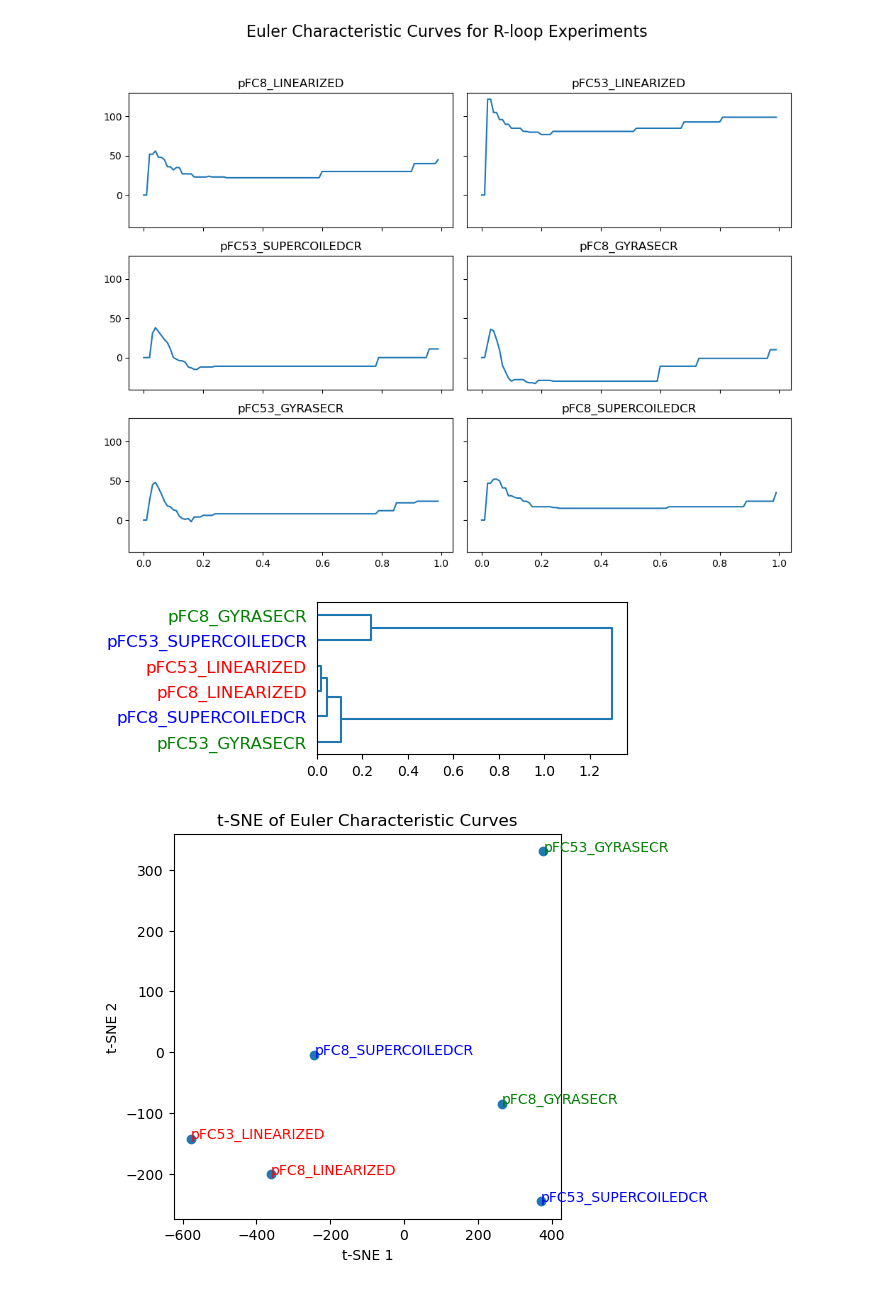
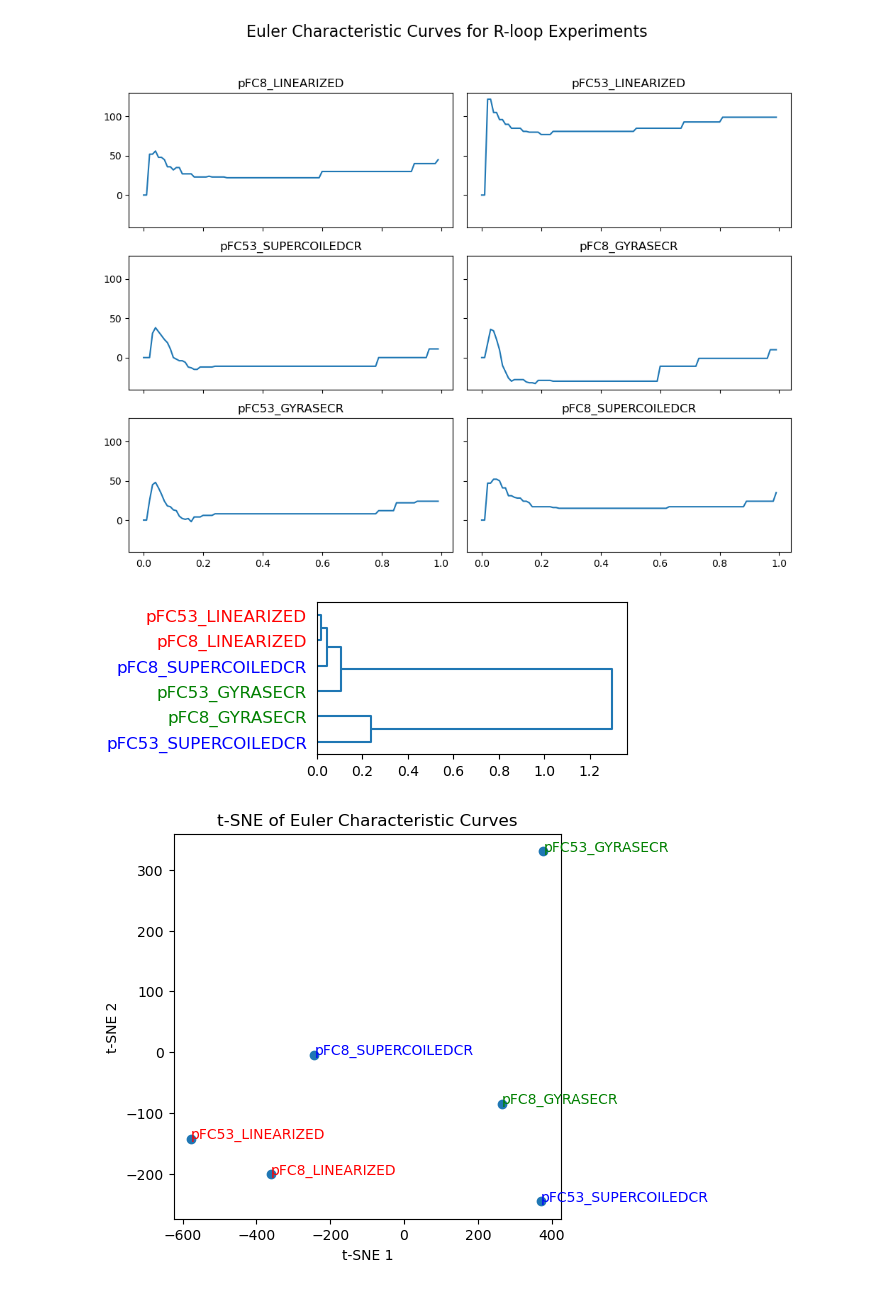
Before and after one commit to USF-DNA-Knot-Math/InDelsTopo, a Jupyter notebook: examples/Example2_Rloops/2_R_Loops_InDelsTopo_Analysis.ipynb, the cells around one changed output. Cells and saved outputs as stored; diff of their text form; code cells hidden in the pictures.

```diff
--- a/examples/Example2_Rloops/2_R_Loops_InDelsTopo_Analysis.ipynb
+++ b/examples/Example2_Rloops/2_R_Loops_InDelsTopo_Analysis.ipynb
@@ -88,14 +88,14 @@ plot_euler_curves(exp_names, euler_curves, title="Euler Characteristic Curves fo
 # %%
 X = np.array([curve[1] for curve in euler_curves])
 agg = AgglomerativeClustering(metric='cosine', linkage='average',compute_distances=True)
 agg.fit(X)
 
-from utils.utils import get_color
-
+#To improve interpretability, we swap two branches
+agg.children_[4] = agg.children_[4][::-1]
 plt.figure(figsize=(4,4))
 plot_dendrogram(agg, labels=exp_names)
 # %% [output]
-[figure, old version]
+[figure, new version]
 # %%
 # Plotting t-SNE projection
 # --------------------------
```
Also changed, not shown: parts of 5 cells of this notebook, 1 other file.
